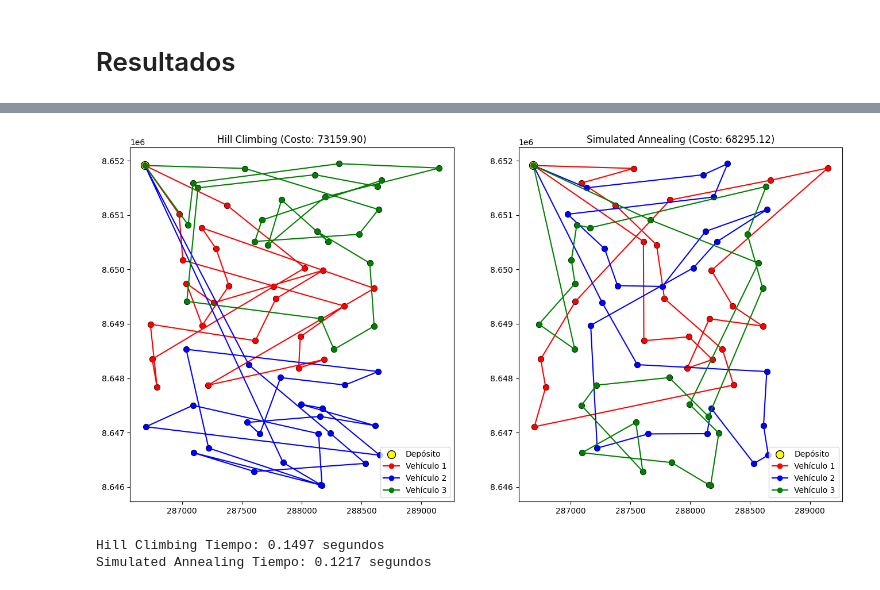
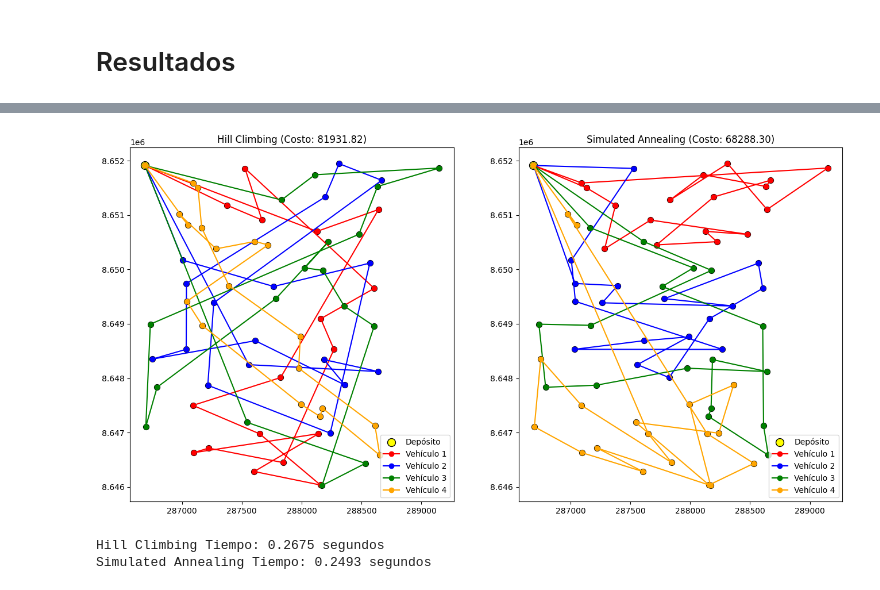
Before and after one commit to diperezbgit/IA-FUNDAMENTALS, a Jupyter notebook: TAREA_2/TAREA_2_HC_SA_pynb.ipynb, the cells around one changed output, grey strips where cells are left out. Saved outputs shown, nothing was run; the diff lists cells and outputs as text; code cells hidden in the pictures.

```diff
--- a/TAREA_2/TAREA_2_HC_SA_pynb.ipynb
+++ b/TAREA_2/TAREA_2_HC_SA_pynb.ipynb
@@ -383,34 +496,34 @@ def plot_routes(locations, routes, title, ax):
 # Crear datos
 random.seed(42)
 
-num_vehicles = 3
+num_vehicles = 4
 # o si quieres asegurarte que el primer punto sea (0,0) y luego los demás de positions:
 locations = [(0, 0)] + positions
 
 
 # Ejecutar
 hc_solution, hc_cost = hill_climbing(locations, num_vehicles)
 sa_solution, sa_cost = simulated_annealing(locations, num_vehicles)
 
 # Graficar comparativo
 fig, (ax1, ax2) = plt.subplots(1, 2, figsize=(16, 8))
 plot_routes(locations, hc_solution, f"Hill Climbing (Costo: {hc_cost:.2f})", ax1)
 plot_routes(locations, sa_solution, f"Simulated Annealing (Costo: {sa_cost:.2f})", ax2)
 plt.show()
 
 
 # Tiempo ejecución Hill Climbing
 start = time.time()
 hc_solution, hc_cost = hill_climbing(locations, num_vehicles)
 end = time.time()
 print(f"Hill Climbing Tiempo: {end - start:.4f} segundos")
 
 # Tiempo ejecución Simulated Annealing
 start = time.time()
 sa_solution, sa_cost = simulated_annealing(locations, num_vehicles)
 end = time.time()
 print(f"Simulated Annealing Tiempo: {end - start:.4f} segundos")
 # %% [output]
-[figure, old version]
+[figure, new version]
-Hill Climbing Tiempo: 0.1497 segundos
-Simulated Annealing Tiempo: 0.1217 segundos
+Hill Climbing Tiempo: 0.2675 segundos
+Simulated Annealing Tiempo: 0.2493 segundos
```
Also changed, not shown: parts of 8 cells of this notebook.
